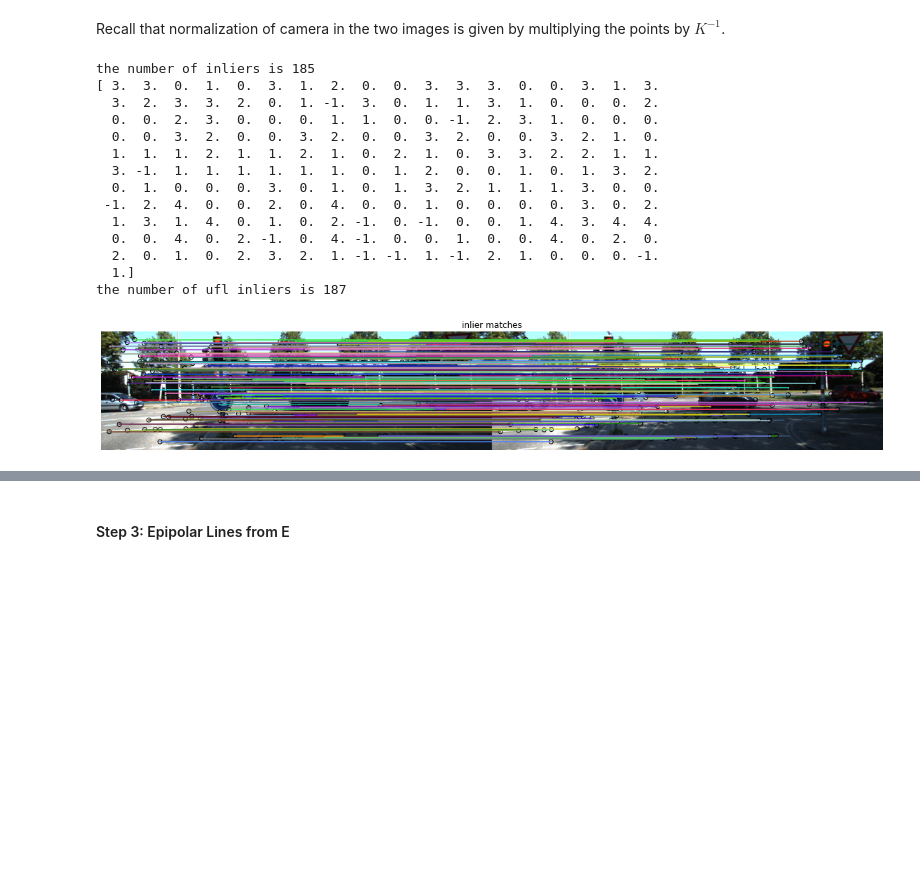
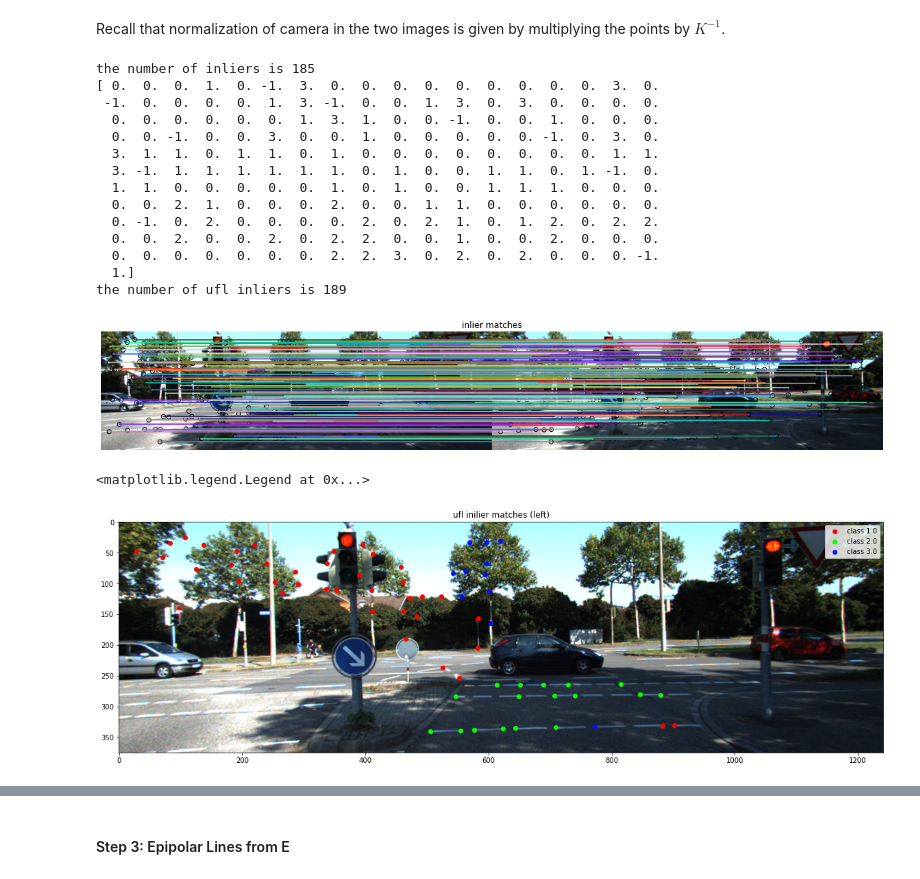
Before and after one commit to meixinzhang/rigid-moving-objects, a Jupyter notebook: rigid-moving-object.ipynb, the cells around one changed output, grey strips where cells are left out. Cells and saved outputs as stored; diff of their text form; code cells hidden in the pictures; blank space fills up the shorter version.

Commit message:
Visualise UFL

```diff
--- a/rigid-moving-object.ipynb
+++ b/rigid-moving-object.ipynb
@@ -191,12 +191,14 @@ n_ptsR = camera_calib_nomalization(ptsR, K)
 
 # TODO: REPLACE HERE RANSAC BY UFL
 # robustly estimate essential matrix using normalized points and RANSAC
-E_ufl_trans, E_ufl_models = estimate_ufl(n_ptsL, n_ptsR)
 E_trans, E_inliers = ransac((n_ptsL, n_ptsR), EssentialMatrixTransform, min_samples=8, residual_threshold=0.0001, max_trials=5000)
 num_inliers = np.sum(E_inliers)
 print ('the number of inliers is {:2d}'.format(num_inliers))
+
+E_ufl_trans, E_ufl_models = estimate_ufl(n_ptsL, n_ptsR)
 print (E_ufl_models)
 print ('the number of ufl inliers is {:d}'.format(len(np.where(E_ufl_models > -1)[0])))
+
 # Singular values for E
 E = E_trans.params
 
@@ -213,17 +215,40 @@ axA.axis('off')
 plt.show()
 # %% [output]
 the number of inliers is 185
-[ 3.  3.  0.  1.  0.  3.  1.  2.  0.  0.  3.  3.  3.  0.  0.  3.  1.  3.
-  3.  2.  3.  3.  2.  0.  1. -1.  3.  0.  1.  1.  3.  1.  0.  0.  0.  2.
-  0.  0.  2.  3.  0.  0.  0.  1.  1.  0.  0. -1.  2.  3.  1.  0.  0.  0.
-  0.  0.  3.  2.  0.  0.  3.  2.  0.  0.  3.  2.  0.  0.  3.  2.  1.  0.
-  1.  1.  1.  2.  1.  1.  2.  1.  0.  2.  1.  0.  3.  3.  2.  2.  1.  1.
-  3. -1.  1.  1.  1.  1.  1.  1.  0.  1.  2.  0.  0.  1.  0.  1.  3.  2.
-  0.  1.  0.  0.  0.  3.  0.  1.  0.  1.  3.  2.  1.  1.  1.  3.  0.  0.
- -1.  2.  4.  0.  0.  2.  0.  4.  0.  0.  1.  0.  0.  0.  0.  3.  0.  2.
-  1.  3.  1.  4.  0.  1.  0.  2. -1.  0. -1.  0.  0.  1.  4.  3.  4.  4.
-  0.  0.  4.  0.  2. -1.  0.  4. -1.  0.  0.  1.  0.  0.  4.  0.  2.  0.
-  2.  0.  1.  0.  2.  3.  2.  1. -1. -1.  1. -1.  2.  1.  0.  0.  0. -1.
+[ 0.  0.  0.  1.  0. -1.  3.  0.  0.  0.  0.  0.  0.  0.  0.  0.  3.  0.
+ -1.  0.  0.  0.  0.  1.  3. -1.  0.  0.  1.  3.  0.  3.  0.  0.  0.  0.
+  0.  0.  0.  0.  0.  0.  1.  3.  1.  0.  0. -1.  0.  0.  1.  0.  0.  0.
+  0.  0. -1.  0.  0.  3.  0.  0.  1.  0.  0.  0.  0.  0. -1.  0.  3.  0.
+  3.  1.  1.  0.  1.  1.  0.  1.  0.  0.  0.  0.  0.  0.  0.  0.  1.  1.
+  3. -1.  1.  1.  1.  1.  1.  1.  0.  1.  0.  0.  1.  1.  0.  1. -1.  0.
+  1.  1.  0.  0.  0.  0.  0.  1.  0.  1.  0.  0.  1.  1.  1.  0.  0.  0.
+  0.  0.  2.  1.  0.  0.  0.  2.  0.  0.  1.  1.  0.  0.  0.  0.  0.  0.
+  0. -1.  0.  2.  0.  0.  0.  0.  2.  0.  2.  1.  0.  1.  2.  0.  2.  2.
+  0.  0.  2.  0.  0.  2.  0.  2.  2.  0.  0.  1.  0.  0.  2.  0.  0.  0.
+  0.  0.  0.  0.  0.  0.  0.  2.  2.  3.  0.  2.  0.  2.  0.  0.  0. -1.
   1.]
-the number of ufl inliers is 187
+the number of ufl inliers is 189
-[figure, old version]
+[figure, new version]
+# %%
+# List of distinct classes
+obj_classes = np.unique(E_ufl_models[np.where(E_ufl_models > 0)])
+#print(f'obj_classes = {obj_classes}')
+
+# Maps object points to colours
+c_map = plt.cm.get_cmap('hsv', len(obj_classes)+1)
+
+ufl_l_fig = plt.figure(6,figsize = (20, 8))
+ufl_l_ax = plt.subplot(111)
+ufl_l_ax.set_title("ufl inilier matches (left)")
+ufl_l_ax.imshow(imL)
+
+for i in range(len(obj_classes)) :
+    class_num = obj_classes[i]
+    class_colour = c_map(i)
+    class_pts = ptsL[np.where(E_ufl_models == class_num)]
+    ufl_l_ax.scatter(x=class_pts[:,0], y=class_pts[:,1], color=class_colour, label=f'class {class_num}')
+
+ufl_l_ax.legend()
+# %% [output]
+<matplotlib.legend.Legend at 0x...>
+[figure, added]
```
Also changed, not shown: parts of 3 cells of this notebook.
